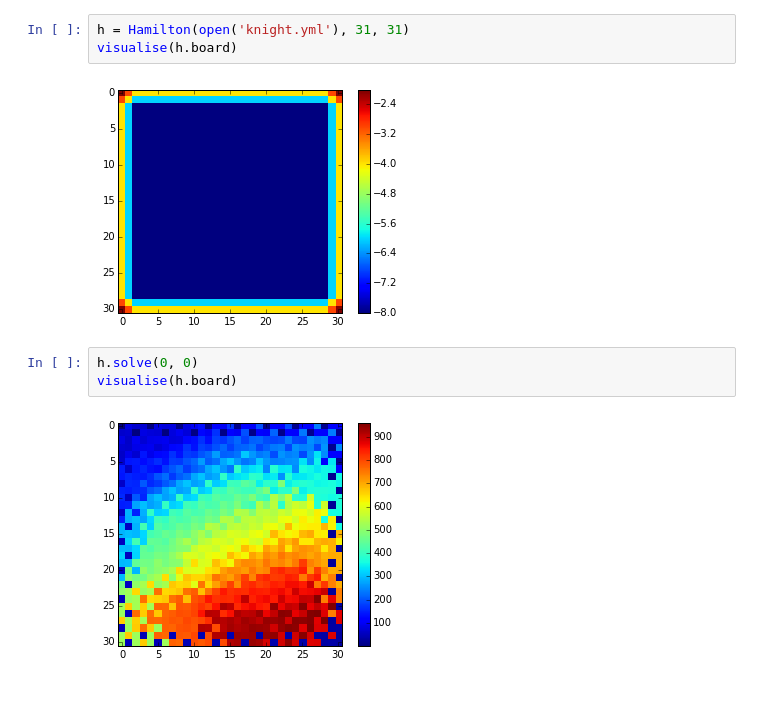
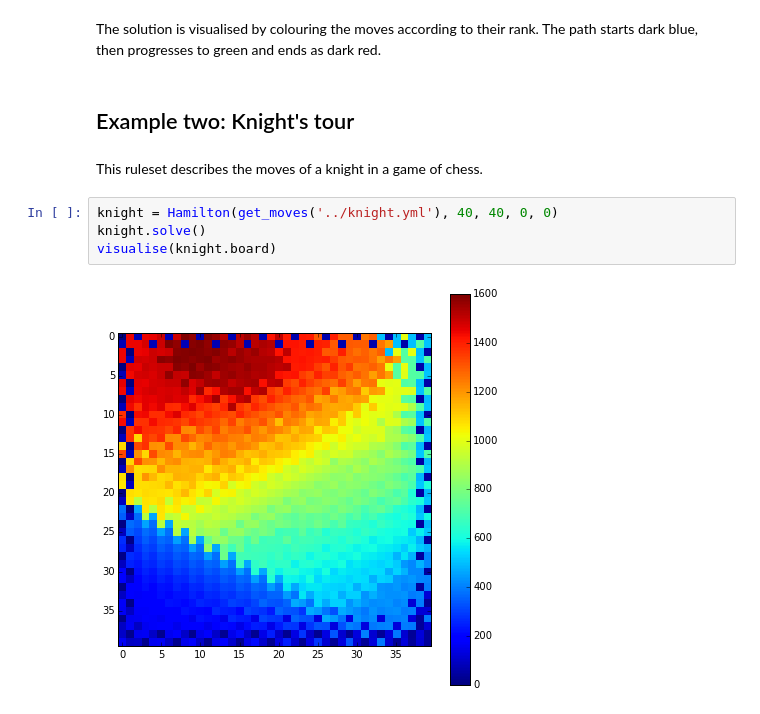
Before and after one commit to jfjlaros/hamilton, a Jupyter notebook: hamilton/heatmap.ipynb, the cells around one changed output. Saved outputs shown, nothing was run; the diff lists cells and outputs as text.

```diff
--- a/hamilton/heatmap.ipynb
+++ b/hamilton/heatmap.ipynb
@@ -22,10 +39,12 @@ visualise(h.board)
-# %%
-h = Hamilton(open('knight.yml'), 31, 31)
-visualise(h.board)
-# %% [output]
-[figure, removed]
-# %%
-h.solve(0, 0)
-visualise(h.board)
-# %% [output]
-[figure, removed]
+# %% [markdown]
+The solution is visualised by colouring the moves according to their rank. The path starts dark blue, then progresses to green and ends as dark red.
+# %% [markdown]
+## Example two: Knight's tour
+# %% [markdown]
+This ruleset describes the moves of a knight in a game of chess.
+# %%
+knight = Hamilton(get_moves('../knight.yml'), 40, 40, 0, 0)
+knight.solve()
+visualise(knight.board)
+# %% [output]
+[figure, added]
```
Also changed, not shown: parts of 19 cells of this notebook.
